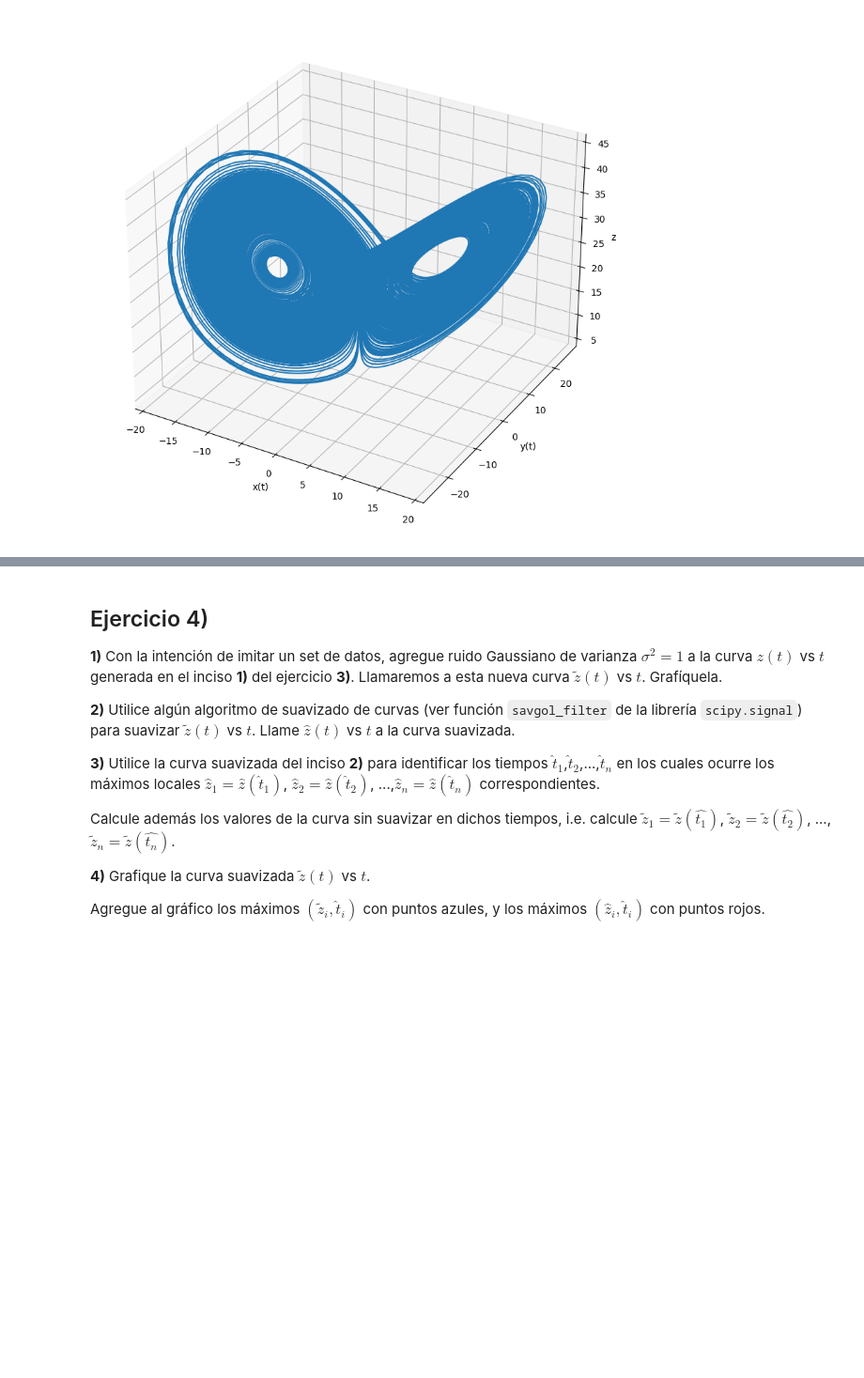
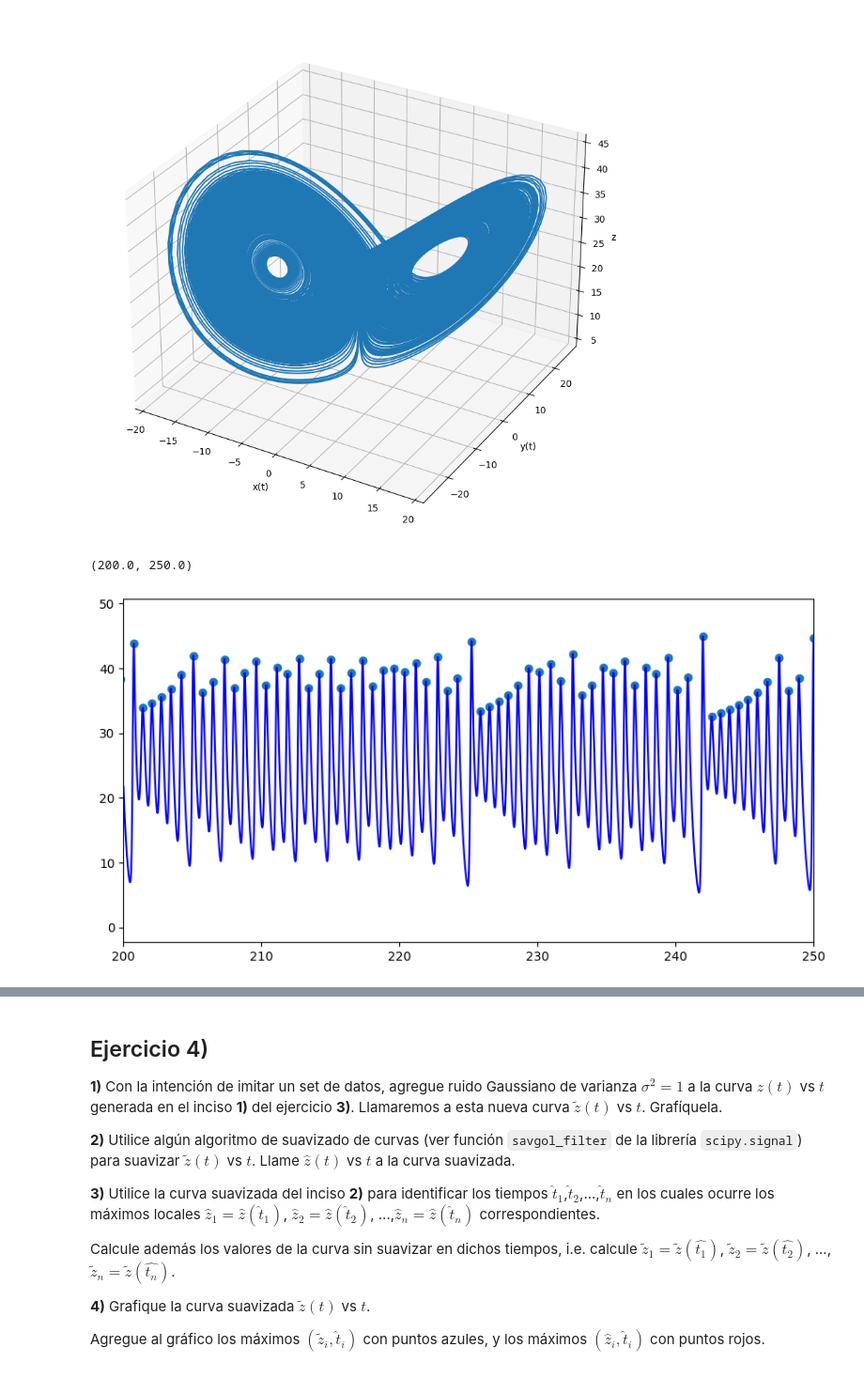
Before and after one commit to aletole1/Redes-Neuronales, a Jupyter notebook: redes_neuronales_2024_guia_6.ipynb, the cells around one changed output, grey strips where cells are left out. Shown at 94% size. Saved outputs shown, nothing was run; the diff lists cells and outputs as text; code cells hidden in the pictures; blank space fills up the shorter version.

```diff
--- a/redes_neuronales_2024_guia_6.ipynb
+++ b/redes_neuronales_2024_guia_6.ipynb
@@ -267,6 +267,16 @@ plt.show()
 # 3.2)
 #Obteniendo mis picos en z(t)
 z_peaks_index = sgn.find_peaks(w[2,:])
+# %%
+plt.figure(
+    figsize=(10, 5)
+)
+plt.plot(t, w[2,:], label='z(t)', color='b')
+plt.scatter(t[z_peaks_index[0]], w[2,z_peaks_index[0]], label='Peaks')
+plt.xlim(200, 250)
+# %% [output]
+(200.0, 250.0)
+[figure, added]
 # %%
 # 3.3)
 # Graficando los picos de z(t), de la forma z_i+1 vs z_i
```
Also changed, not shown: parts of 8 cells of this notebook.
